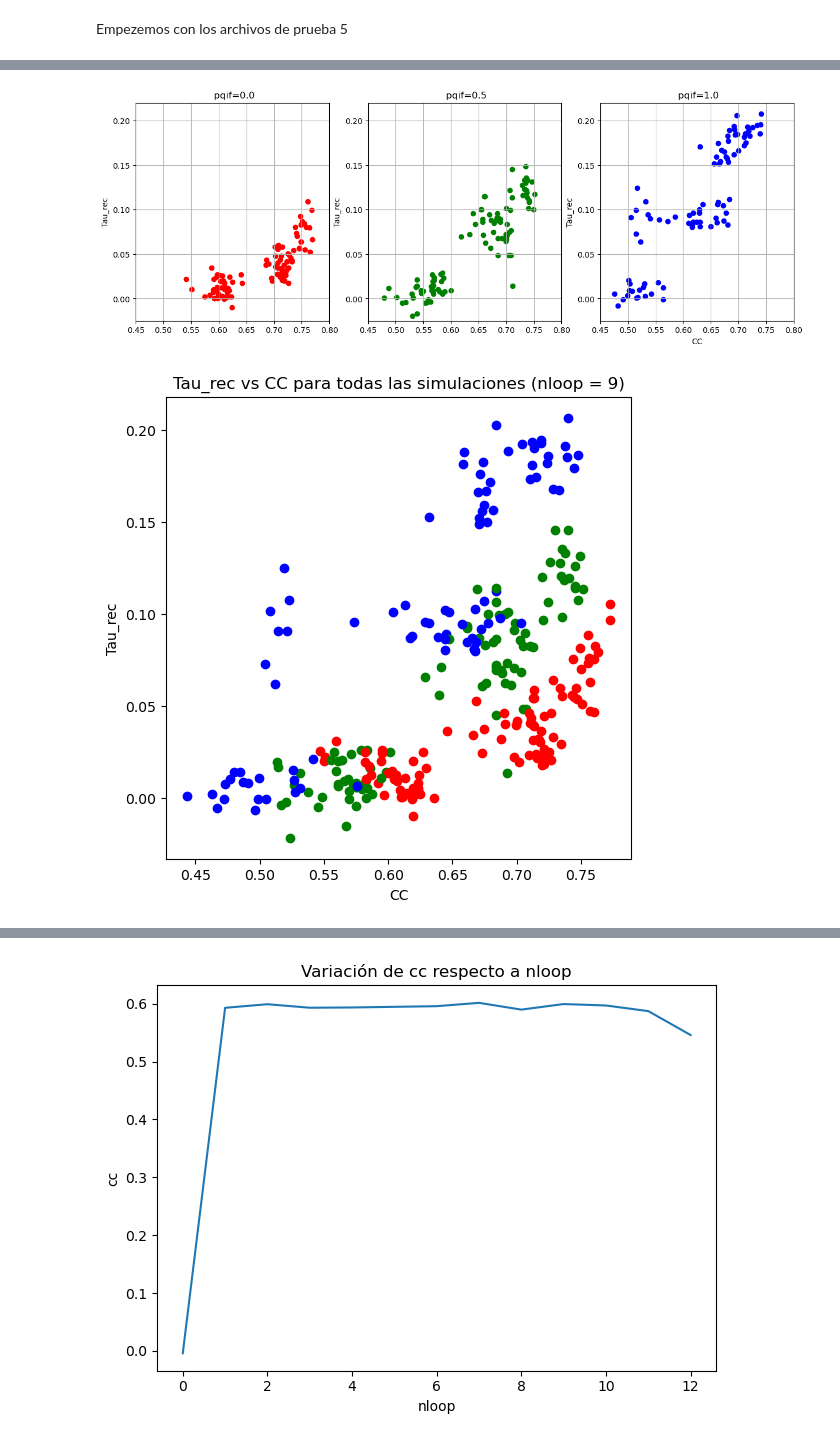
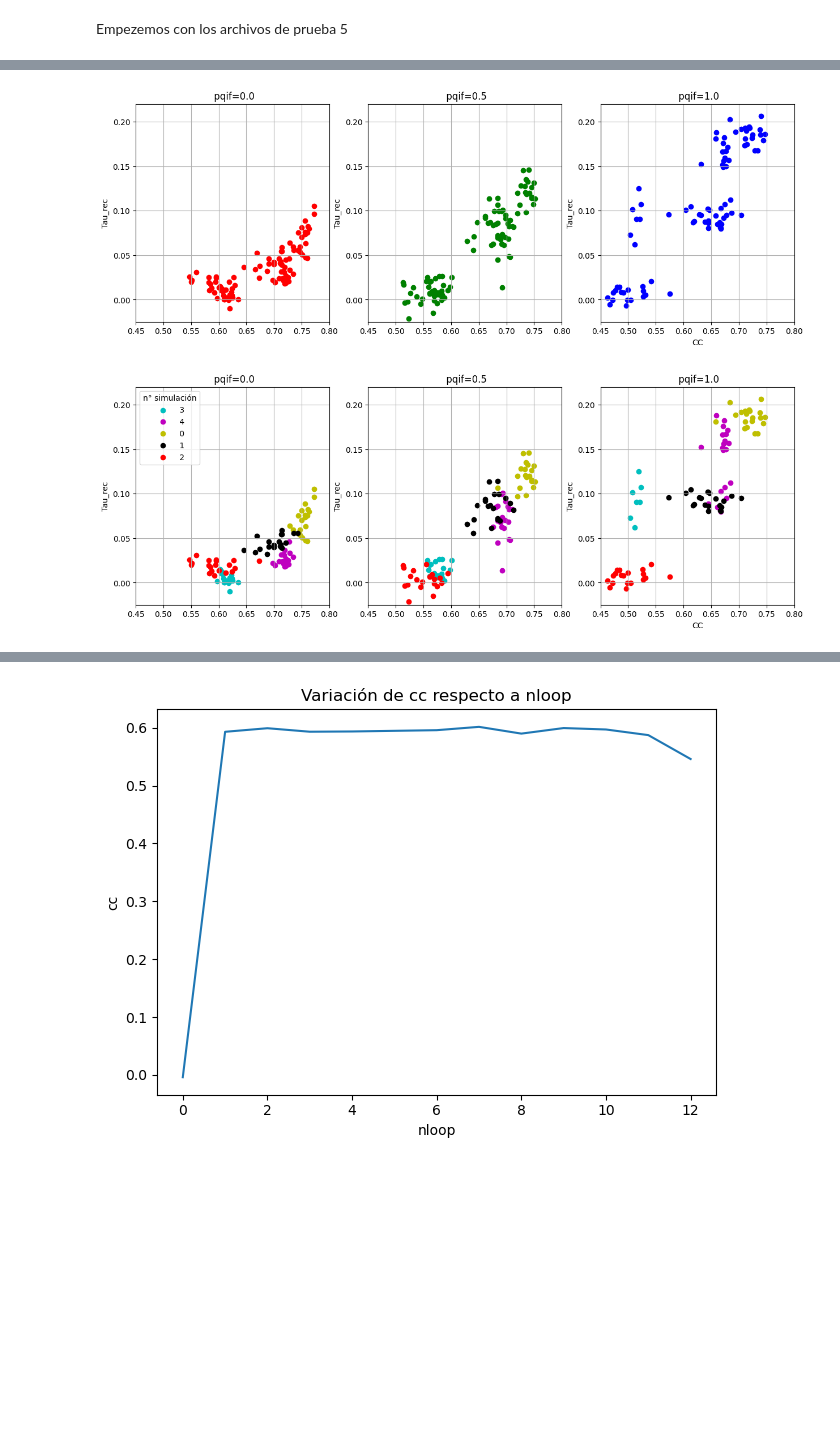
Before and after one commit to acevedomartina/Tesis_2024, a Jupyter notebook: Dos_frecuencias/dos_frec_analisis.ipynb, the cells around one changed output, grey strips where cells are left out. Drawn from its saved outputs; the diff is of its cells as text; code cells hidden in the pictures; blank space fills up the shorter version.

```diff
--- a/Dos_frecuencias/dos_frec_analisis.ipynb
+++ b/Dos_frecuencias/dos_frec_analisis.ipynb
@@ -219,14 +231,17 @@ import os
 
 # Obtener los colores para cada valor único de 'pqif'
 colores = ['r', 'g', 'b']
+
 fig, axs = plt.subplots(1, len(pqif_values), figsize=(15, 5), sharex=True)
 # Iterar sobre cada simulación
-for num_sim in [3, 4, 0, 1, 2]:
-    nombre_archivo = f'/home/martina/Tesis_2024/Dos_frecuencias/simulacion_{num_sim}/simulacion_{num_sim}_resultados.csv'
+numeros_sim = [3, 4, 0, 1, 2]
+for j in  range(len(numeros_sim)):
+    num_sim = numeros_sim[j]
+    nombre_archivo = f'simulacion_{num_sim}/simulacion_{num_sim}_resultados.csv'
     data = pd.read_csv(nombre_archivo)
 
     # Filtrar los datos para nloop = 9
-    data_nloop_9 = data[data['nloop'] == 10]
+    data_nloop_9 = data[data['nloop'] == 9]
 
     # Obtener los valores únicos de 'pqif' para esta simulación
     pqif_values = data_nloop_9['pqif'].unique()
@@ -244,7 +259,7 @@ for num_sim in [3, 4, 0, 1, 2]:
         cc_values = data_pqif['cc']
 
         # Graficar tau_rec vs cc para este valor de 'pqif'
-        axs[i].scatter(cc_values, tau_rec_values, label=f'pqif={pqif_value}', color=colores[i])
+        axs[i].scatter(cc_values, tau_rec_values, label=f' {num_sim}', color=colores[i])
         axs[i].set_title(f' pqif={pqif_value}')
 
         # Añadir etiquetas solo al eje y del último subplot
@@ -260,48 +275,67 @@ for num_sim in [3, 4, 0, 1, 2]:
 
 
 
+
     # Mostrar la figura
 plt.show()
 # %% [output]
-[figure, old version]
+[figure, new version]
 # %%
+import pandas as pd
+import numpy as np
+import matplotlib.pyplot as plt
+import os
 
-colores = ['r', 'g', 'b']
+# Obtener los colores para cada valor único de 'pqif'
+colores = ['c', 'm', 'y', 'k', 'r']
 
-# Crear la figura y los subplots
-fig, ax = plt.subplots(figsize=(6, 6))
-
+fig, axs = plt.subplots(1, len(pqif_values), figsize=(15, 5), sharex=True)
 # Iterar sobre cada simulación
-for num_sim in [3, 4, 0, 1, 2]:
-    nombre_archivo = f'/home/martina/Tesis_2024/Dos_frecuencias/simulacion_{num_sim}/simulacion_{num_sim}_resultados.csv'
+numeros_sim = [3, 4, 0, 1, 2]
+for j in  range(len(numeros_sim)):
+    num_sim = numeros_sim[j]
+    nombre_archivo = f'simulacion_{num_sim}/simulacion_{num_sim}_resultados.csv'
     data = pd.read_csv(nombre_archivo)
 
     # Filtrar los datos para nloop = 9
     data_nloop_9 = data[data['nloop'] == 9]
 
     # Obtener los valores únicos de 'pqif' para esta simulación
     pqif_values = data_nloop_9['pqif'].unique()
+
+    # Crear una figura para esta simulación
+
 
     # Iterar sobre cada valor único de 'pqif'
     for i, pqif_value in enumerate(pqif_values):
         # Filtrar los datos para este valor de 'pqif'
         data_pqif = data_nloop_9[data_nloop_9['pqif'] == pqif_value]
 
         # Obtener los valores de tau_rec y cc para este valor de 'pqif'
         tau_rec_values = data_pqif['tau_rec']
         cc_values = data_pqif['cc']
 
-        # Graficar tau_rec vs cc para este valor de 'pqif' con color correspondiente
-        ax.scatter(cc_values, tau_rec_values, label=f'Simulación {num_sim}, pqif={pqif_value}', color=colores[i])
+        # Graficar tau_rec vs cc para este valor de 'pqif'
+        axs[i].scatter(cc_values, tau_rec_values, label=f' {num_sim}', color=colores[j])
+        axs[i].set_title(f' pqif={pqif_value}')
 
-# Añadir etiquetas y título al gráfico
-ax.set_xlabel('CC')
-ax.set_ylabel('Tau_rec')
-ax.set_title('Tau_rec vs CC para todas las simulaciones (nloop = 9)')
+        # Añadir etiquetas solo al eje y del último subplot
+        if i == len(pqif_values) - 1:
+            axs[i].set_xlabel('CC')
+        axs[i].set_ylabel('Tau_rec')
+
+        # Ajustar el diseño del subplot
+        axs[i].grid(True)
+        axs[i].set_xlim(0.45, 0.8)
+        axs[i].set_ylim(-0.025, 0.22)
+
+        if i == 0:
+            axs[i].legend(title  = 'n° simulación', loc = 'upper left')
 
 
 
-# Mostrar el gráfico
+
+    # Mostrar la figura
 plt.show()
 # %% [output]
-[figure, old version]
+[figure, new version]
```
Also changed, not shown: parts of 9 cells of this notebook.
